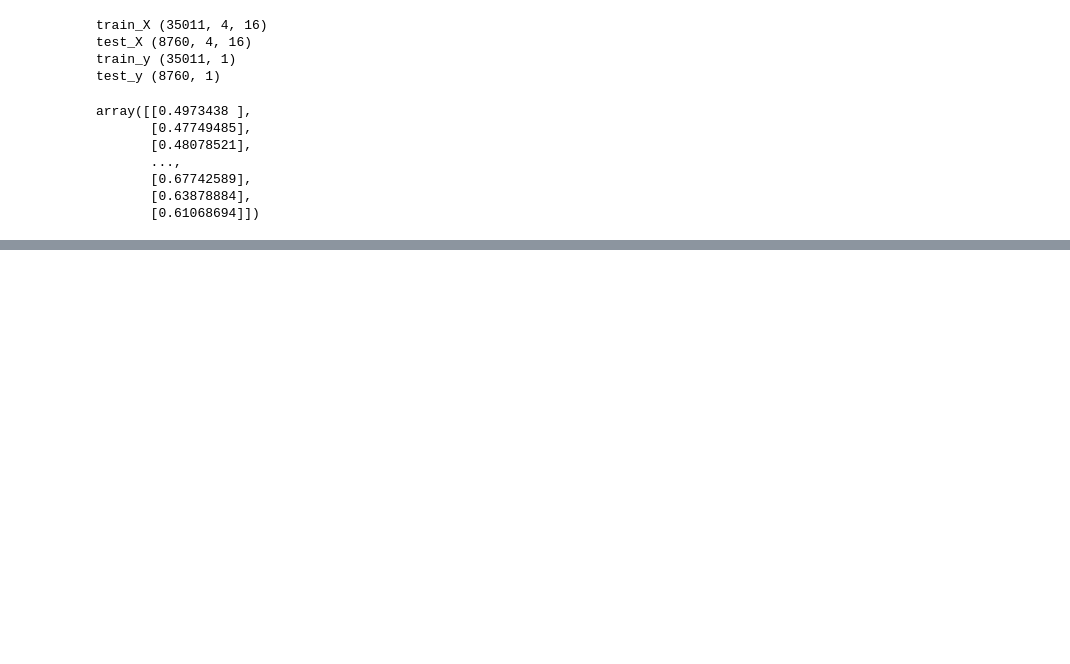
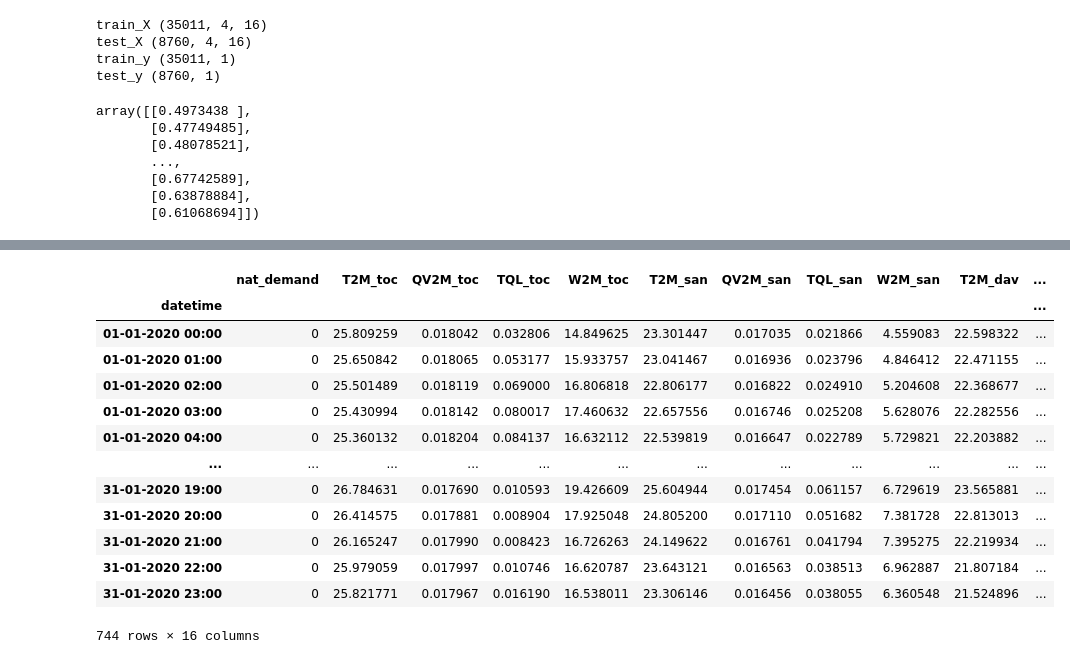
Before and after one commit to dileepyadavns/multivaraiate_time_series_forecasting, a Jupyter notebook: forecasting.ipynb, the cells around one changed output, grey strips where cells are left out. Saved outputs shown, nothing was run; the diff lists cells and outputs as text; code cells hidden in the pictures; blank space fills up the shorter version.

```diff
--- a/forecasting.ipynb
+++ b/forecasting.ipynb
@@ -233 +256,20 @@ pyplot.savefig('graph.png')
 <Figure size 432x288 with 0 Axes>
+# %%
+df2=pd.read_csv("/content/Test.csv",header=0 ,index_col=0)
+# %%
+df2
+# %% [output]
+|  | nat_demand | T2M_toc | QV2M_toc | TQL_toc | W2M_toc | T2M_san | QV2M_san | TQL_san | W2M_san | T2M_dav | ... |
+| datetime |  |  |  |  |  |  |  |  |  |  | ... |
+| 01-01-2020 00:00 | 0 | 25.809259 | 0.018042 | 0.032806 | 14.849625 | 23.301447 | 0.017035 | 0.021866 | 4.559083 | 22.598322 | ... |
+| 01-01-2020 01:00 | 0 | 25.650842 | 0.018065 | 0.053177 | 15.933757 | 23.041467 | 0.016936 | 0.023796 | 4.846412 | 22.471155 | ... |
+| 01-01-2020 02:00 | 0 | 25.501489 | 0.018119 | 0.069000 | 16.806818 | 22.806177 | 0.016822 | 0.024910 | 5.204608 | 22.368677 | ... |
+| 01-01-2020 03:00 | 0 | 25.430994 | 0.018142 | 0.080017 | 17.460632 | 22.657556 | 0.016746 | 0.025208 | 5.628076 | 22.282556 | ... |
+| 01-01-2020 04:00 | 0 | 25.360132 | 0.018204 | 0.084137 | 16.632112 | 22.539819 | 0.016647 | 0.022789 | 5.729821 | 22.203882 | ... |
+| ... | ... | ... | ... | ... | ... | ... | ... | ... | ... | ... | ... |
+| 31-01-2020 19:00 | 0 | 26.784631 | 0.017690 | 0.010593 | 19.426609 | 25.604944 | 0.017454 | 0.061157 | 6.729619 | 23.565881 | ... |
+| 31-01-2020 20:00 | 0 | 26.414575 | 0.017881 | 0.008904 | 17.925048 | 24.805200 | 0.017110 | 0.051682 | 7.381728 | 22.813013 | ... |
+| 31-01-2020 21:00 | 0 | 26.165247 | 0.017990 | 0.008423 | 16.726263 | 24.149622 | 0.016761 | 0.041794 | 7.395275 | 22.219934 | ... |
+| 31-01-2020 22:00 | 0 | 25.979059 | 0.017997 | 0.010746 | 16.620787 | 23.643121 | 0.016563 | 0.038513 | 6.962887 | 21.807184 | ... |
+| 31-01-2020 23:00 | 0 | 25.821771 | 0.017967 | 0.016190 | 16.538011 | 23.306146 | 0.016456 | 0.038055 | 6.360548 | 21.524896 | ... |
+744 rows × 16 columns
```
Also changed, not shown: parts of 19 cells of this notebook.
